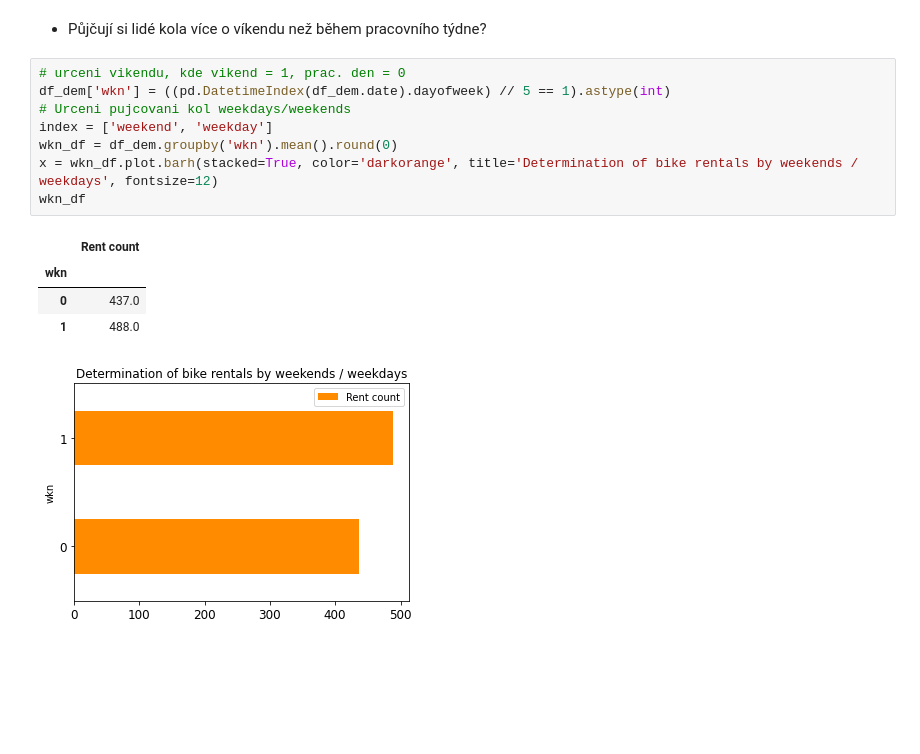
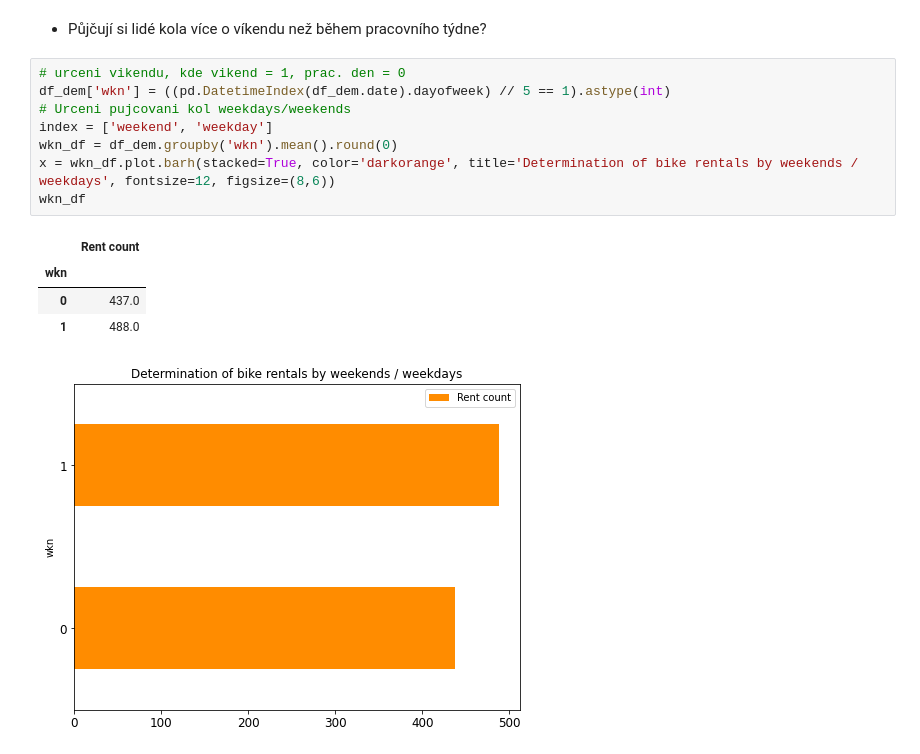
Before and after one commit to tompoles/Portfolio, a Jupyter notebook: Edinbourgh_bikes_engeto_project.ipynb, the cells around one changed output. Cells and saved outputs as stored; diff of their text form; blank space fills up the shorter version.

```diff
--- a/Edinbourgh_bikes_engeto_project.ipynb
+++ b/Edinbourgh_bikes_engeto_project.ipynb
@@ -555,14 +593,14 @@ plt.show()
 # %%
 # urceni vikendu, kde vikend = 1, prac. den = 0
 df_dem['wkn'] = ((pd.DatetimeIndex(df_dem.date).dayofweek) // 5 == 1).astype(int)
 # Urceni pujcovani kol weekdays/weekends
 index = ['weekend', 'weekday']
 wkn_df = df_dem.groupby('wkn').mean().round(0)
-x = wkn_df.plot.barh(stacked=True, color='darkorange', title='Determination of bike rentals by weekends / weekdays', fontsize=12)
+x = wkn_df.plot.barh(stacked=True, color='darkorange', title='Determination of bike rentals by weekends / weekdays', fontsize=12, figsize=(8,6))
 wkn_df
 # %% [output]
 |  | Rent count |
 | wkn |  |
 | 0 | 437.0 |
 | 1 | 488.0 |
-[figure, old version]
+[figure, new version]
```
Also changed, not shown: parts of 13 cells of this notebook.
